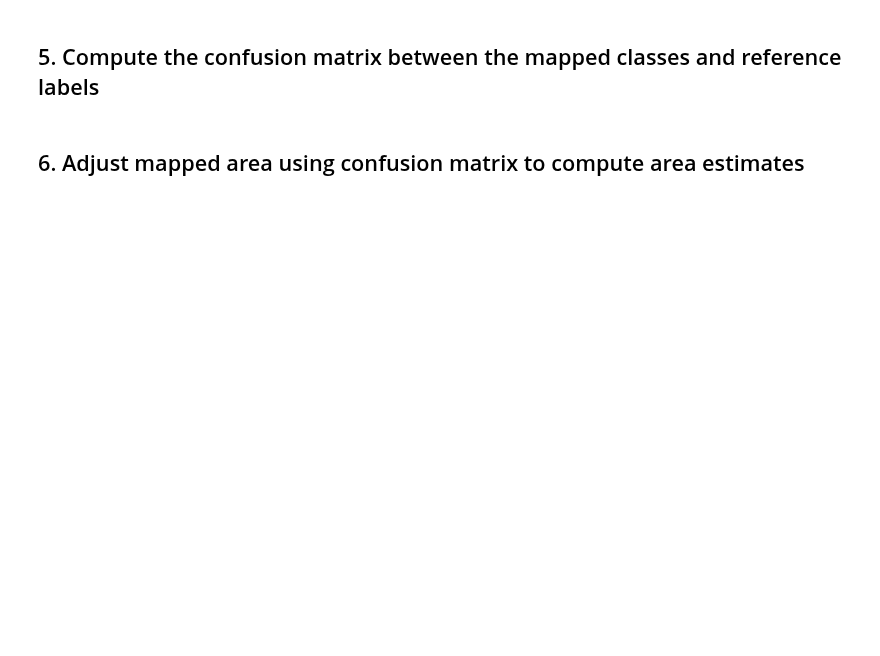
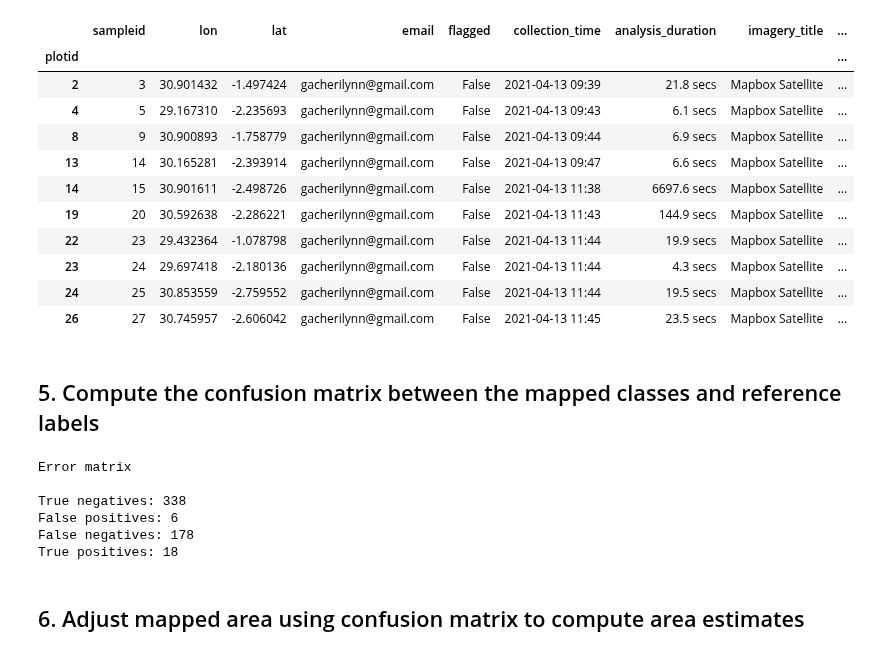
Before and after one commit to nasaharvest/crop-mask, a Jupyter notebook: notebooks/crop_area_estimation.ipynb, the cells around one changed output. Cells and saved outputs as stored; diff of their text form; code cells hidden in the pictures; blank space fills up the shorter version.

```diff
--- a/notebooks/crop_area_estimation.ipynb
+++ b/notebooks/crop_area_estimation.ipynb
@@ -163,0 +139,2 @@ ceo_agree[ceo_agree_geom['Mapped class'] == 3]
+# %%
+map_array, map_meta = load_raster(map_path, )
@@ -163,0 +152,3 @@ ceo_agree[ceo_agree_geom['Mapped class'] == 3]
+# %%
+# using 0.5 threshold
+binary_map = binarize(map_array)
@@ -163,0 +210,6 @@ ceo_agree[ceo_agree_geom['Mapped class'] == 3]
+# %%
+# paths to the labeled reference samples
+ceo_set_1 = 'ceo-2019-Rwanda-Cropland-(RCMRD-Set-1)-sample-data-2022-08-29.csv'
+ceo_set_2 = 'ceo-2019-Rwanda-Cropland-(RCMRD-Set-2)-sample-data-2022-08-29.csv'
+# %%
+ceo_geom = reference_sample_agree(binary_map, ceo_set_1, ceo_set_2)
@@ -164,2 +225,17 @@ ceo_agree[ceo_agree_geom['Mapped class'] == 3]
+# %%
+ceo_geom.head(10)
+# %% [output]
+|  | sampleid | lon | lat | email | flagged | collection_time | analysis_duration | imagery_title | ... |
+| plotid |  |  |  |  |  |  |  |  | ... |
+| 2 | 3 | 30.901432 | -1.497424 | gacherilynn@gmail.com | False | 2021-04-13 09:39 | 21.8 secs | Mapbox Satellite | ... |
+| 4 | 5 | 29.167310 | -2.235693 | gacherilynn@gmail.com | False | 2021-04-13 09:43 | 6.1 secs | Mapbox Satellite | ... |
+| 8 | 9 | 30.900893 | -1.758779 | gacherilynn@gmail.com | False | 2021-04-13 09:44 | 6.9 secs | Mapbox Satellite | ... |
+| 13 | 14 | 30.165281 | -2.393914 | gacherilynn@gmail.com | False | 2021-04-13 09:47 | 6.6 secs | Mapbox Satellite | ... |
+| 14 | 15 | 30.901611 | -2.498726 | gacherilynn@gmail.com | False | 2021-04-13 11:38 | 6697.6 secs | Mapbox Satellite | ... |
+| 19 | 20 | 30.592638 | -2.286221 | gacherilynn@gmail.com | False | 2021-04-13 11:43 | 144.9 secs | Mapbox Satellite | ... |
+| 22 | 23 | 29.432364 | -1.078798 | gacherilynn@gmail.com | False | 2021-04-13 11:44 | 19.9 secs | Mapbox Satellite | ... |
+| 23 | 24 | 29.697418 | -2.180136 | gacherilynn@gmail.com | False | 2021-04-13 11:44 | 4.3 secs | Mapbox Satellite | ... |
+| 24 | 25 | 30.853559 | -2.759552 | gacherilynn@gmail.com | False | 2021-04-13 11:44 | 19.5 secs | Mapbox Satellite | ... |
+| 26 | 27 | 30.745957 | -2.606042 | gacherilynn@gmail.com | False | 2021-04-13 11:45 | 23.5 secs | Mapbox Satellite | ... |
 # %% [markdown]
 ## 5. Compute the confusion matrix between the mapped classes and reference labels
@@ -188,2 +242,11 @@ print('True positives: %d' % tp)
+# %%
+cm = compute_confusion_matrix(ceo_geom, crop_area_px, noncrop_area_px)
+# %% [output]
+Error matrix
+
+True negatives: 338
+False positives: 6
+False negatives: 178
+True positives: 18
 # %% [markdown]
 ## 6. Adjust mapped area using confusion matrix to compute area estimates
```
Also changed, not shown: parts of 103 cells of this notebook.
